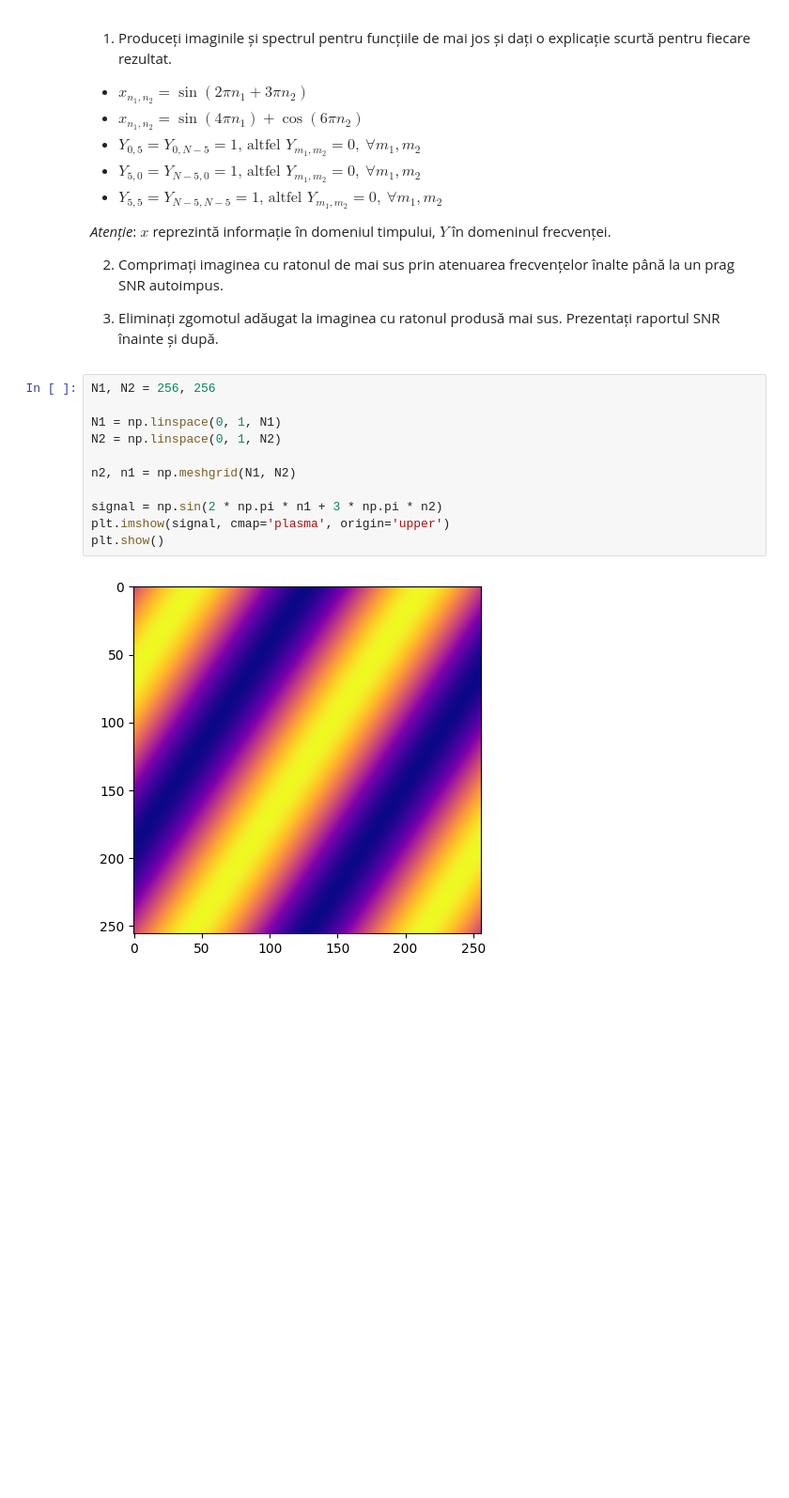
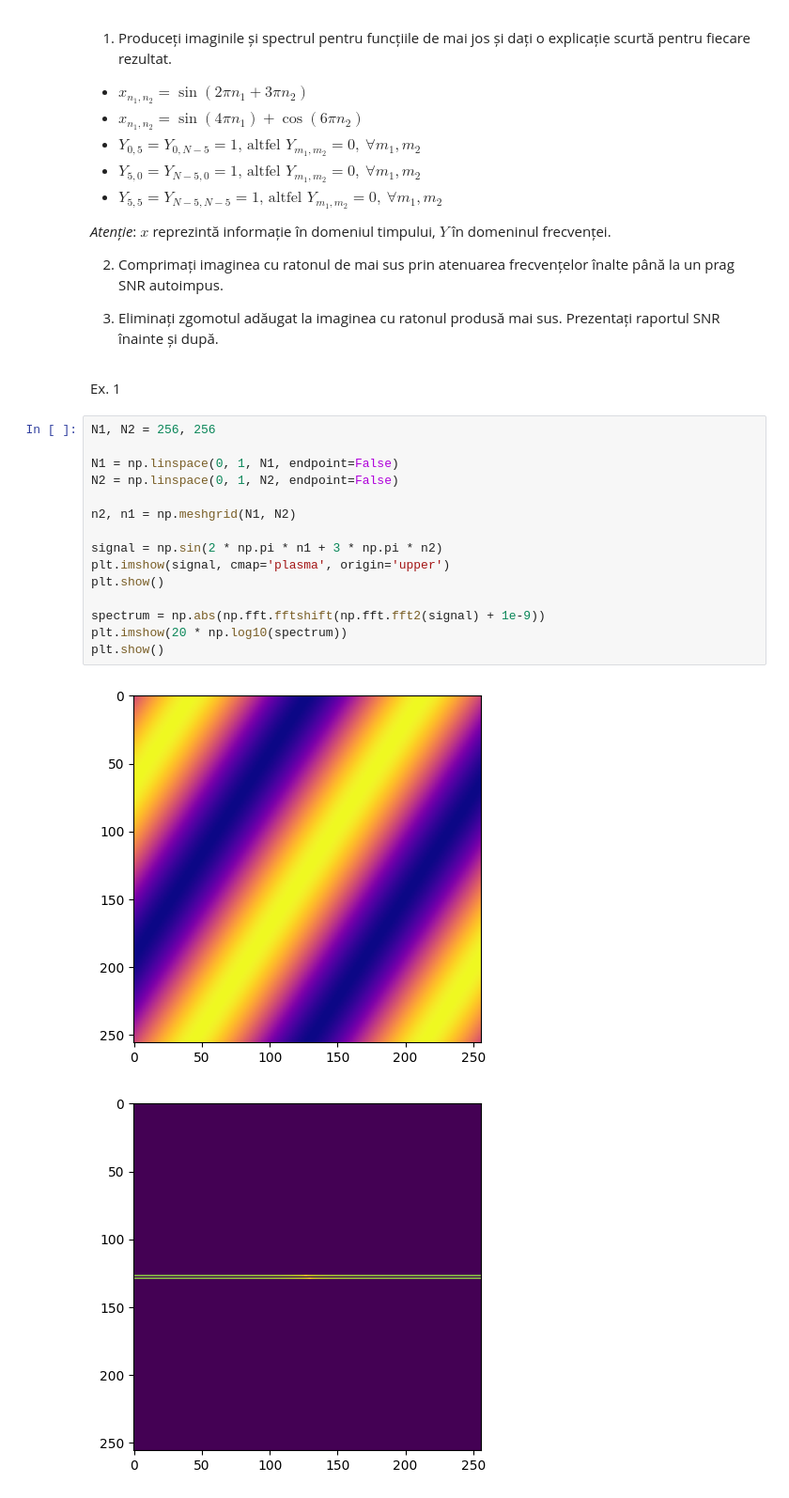
Before and after one commit to voaidesr/signal-processing, a Jupyter notebook: labs/l7/l7.ipynb, the cells around one changed output. Shown at 94% size. Cells and saved outputs as stored; diff of their text form; blank space fills up the shorter version.

```diff
--- a/labs/l7/l7.ipynb
+++ b/labs/l7/l7.ipynb
@@ -116,19 +116,26 @@ plt.show()
 2. Comprimați imaginea cu ratonul de mai sus prin atenuarea frecvențelor înalte până la un prag SNR autoimpus.
 
 3. Eliminați zgomotul adăugat la imaginea cu ratonul produsă mai sus. Prezentați raportul SNR înainte și după.
+# %% [markdown]
+Ex. 1
 # %%
 N1, N2 = 256, 256
 
-N1 = np.linspace(0, 1, N1)
-N2 = np.linspace(0, 1, N2)
+N1 = np.linspace(0, 1, N1, endpoint=False)
+N2 = np.linspace(0, 1, N2, endpoint=False)
 
 n2, n1 = np.meshgrid(N1, N2)
 
 signal = np.sin(2 * np.pi * n1 + 3 * np.pi * n2)
 plt.imshow(signal, cmap='plasma', origin='upper')
 plt.show()
+
+spectrum = np.abs(np.fft.fftshift(np.fft.fft2(signal) + 1e-9))
+plt.imshow(20 * np.log10(spectrum))
+plt.show()
 # %% [output]
 [figure]
+[figure, added]
 # %%
 signal2 = np.sin(4 * np.pi * n1) + np.cos(6 * np.pi * n2)
 plt.imshow(signal2, cmap='plasma', origin='upper')
```
Also changed, not shown: parts of 7 cells of this notebook.
